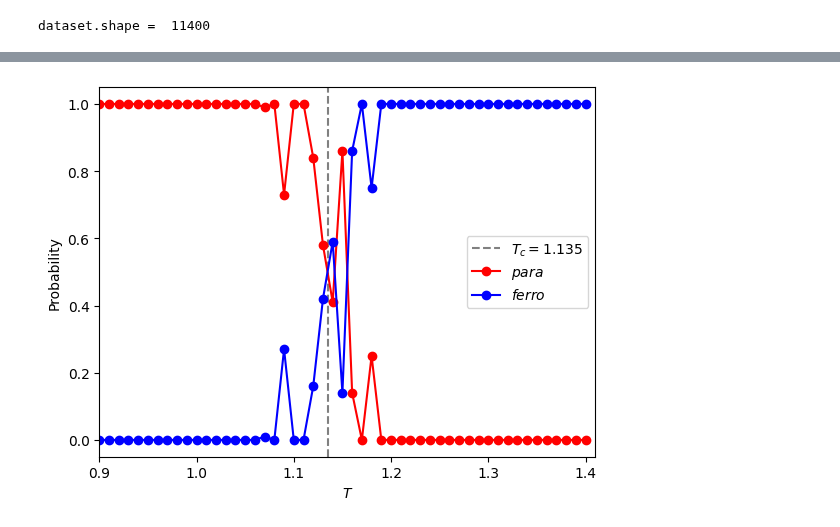
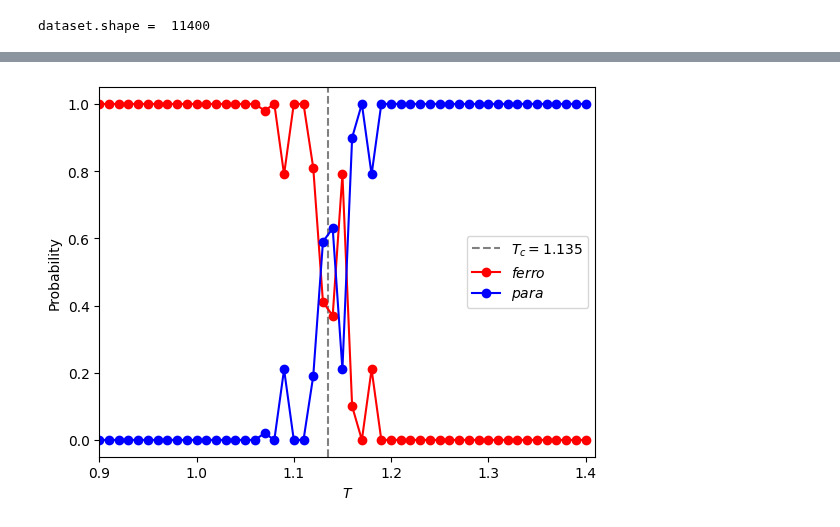
Before and after one commit to tatsuya0926/spin-configuration-learning, a Jupyter notebook: learning/train/train_cnn_Clock_q=4.ipynb, the cells around one changed output, grey strips where cells are left out. Saved outputs shown, nothing was run; the diff lists cells and outputs as text; code cells hidden in the pictures.

```diff
--- a/learning/train/train_cnn_Clock_q=4.ipynb
+++ b/learning/train/train_cnn_Clock_q=4.ipynb
@@ -62,7 +66,7 @@ LEARNING_RATE = 0.0001
 target_size = 2
 grad_clip = 0.1
 norm_type = 2
-epochs = 10
+epochs = 8
 k_folds = 5
 kfold = KFold(n_splits=k_folds, shuffle=True)
 
@@ -220,33 +224,33 @@ for i in range(len(test_dataset)):
         xs.append(temps[i])
     else:
         if temps[i] != temps[i-1]:
             # y1s, y2sに格納
             prob = sum_pred/count
             y1s.append(1 - prob)
             y2s.append(prob)
 
             sum_pred = 0
             count = 0
             sum_pred += prediction[i]
             count += 1
             xs.append(temps[i])
         elif i == len(test_dataset)-1:
             # y1s, y2sに格納
             prob = sum_pred/count
             y1s.append(1 - prob)
             y2s.append(prob)
         else:
             sum_pred += prediction[i]
             count += 1
 # print(len(xs), len(y1s), len(y2s))
 
 plt.axvline(x=T_cr, ymin=0, ymax=1, ls="dashed", color="gray", label=r"$T_c={}$".format(T_cr))
 plt.xlim(t_start,t_end)
-plt.plot(xs, y1s, label=r"$para$", marker="o", color="red")
-plt.plot(xs, y2s, label=r"$ferro$", marker="o", color="blue")
+plt.plot(xs, y1s, label=r"$ferro$", marker="o", color="red")
+plt.plot(xs, y2s, label=r"$para$", marker="o", color="blue")
 plt.legend()
 plt.xlabel(r"$T$")
 plt.ylabel(r"Probability")
 plt.show()
 # %% [output]
-[figure, old version]
+[figure, new version]
```
Also changed, not shown: parts of 2 cells of this notebook, 3 other files.
